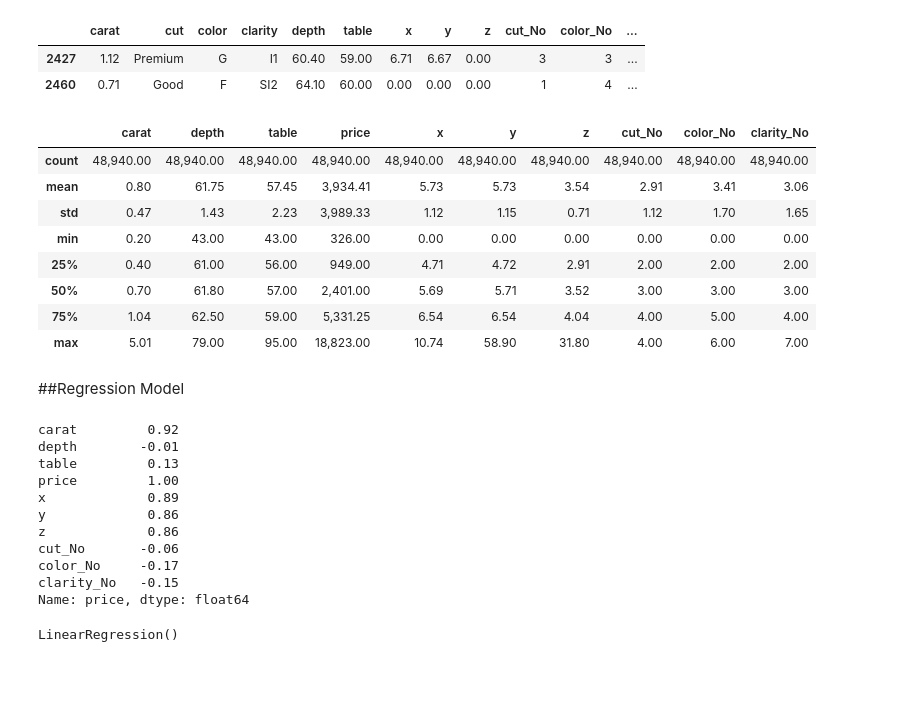
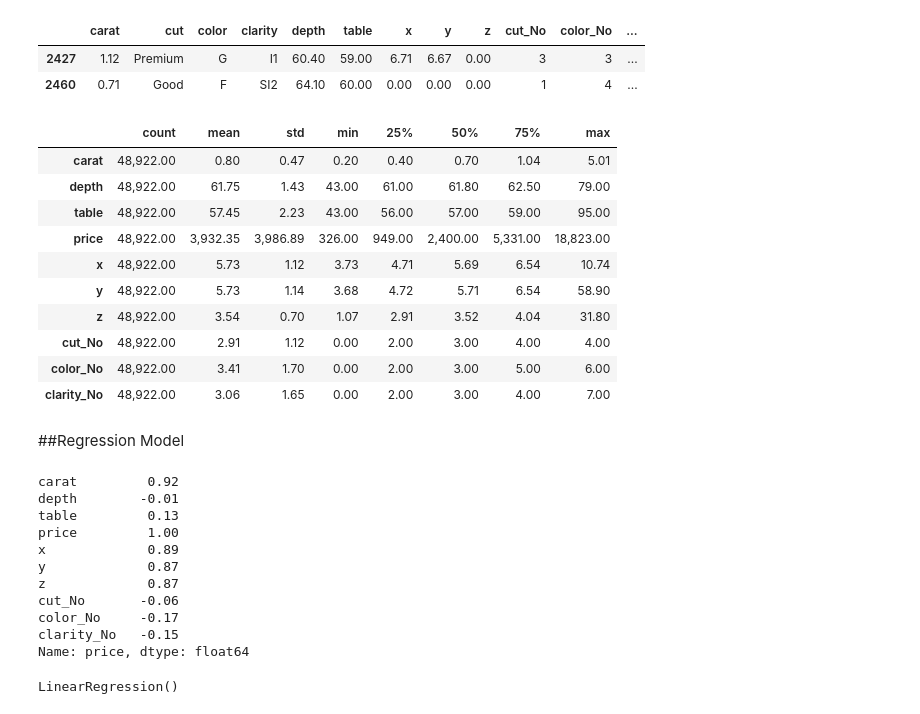
Before and after one commit to lenagrumbach/diamond_price_prediction, a Jupyter notebook: projeto_regressao_linear.ipynb, the cells around one changed output. Cells and saved outputs as stored; diff of their text form; code cells hidden in the pictures; blank space fills up the shorter version.

```diff
--- a/projeto_regressao_linear.ipynb
+++ b/projeto_regressao_linear.ipynb
@@ -155,2 +169,2 @@ mask = ((df_diamonds['x']==0) | (df_diamonds['y']==0) | (df_diamonds['z']==0))
 # %%
-df_diamonds.loc[mask]
+df_diamonds = df_diamonds.loc[~mask]
@@ -181,17 +177,19 @@ df_rick_diamonds.loc[mask_rick]
 | 2427 | 1.12 | Premium | G | I1 | 60.40 | 59.00 | 6.71 | 6.67 | 0.00 | 3 | 3 | ... |
 | 2460 | 0.71 | Good | F | SI2 | 64.10 | 60.00 | 0.00 | 0.00 | 0.00 | 1 | 4 | ... |
 # %%
-df_diamonds.describe()
+df_diamonds.describe().T
 # %% [output]
-|  | carat | depth | table | price | x | y | z | cut_No | color_No | clarity_No |
-| count | 48,940.00 | 48,940.00 | 48,940.00 | 48,940.00 | 48,940.00 | 48,940.00 | 48,940.00 | 48,940.00 | 48,940.00 | 48,940.00 |
-| mean | 0.80 | 61.75 | 57.45 | 3,934.41 | 5.73 | 5.73 | 3.54 | 2.91 | 3.41 | 3.06 |
-| std | 0.47 | 1.43 | 2.23 | 3,989.33 | 1.12 | 1.15 | 0.71 | 1.12 | 1.70 | 1.65 |
-| min | 0.20 | 43.00 | 43.00 | 326.00 | 0.00 | 0.00 | 0.00 | 0.00 | 0.00 | 0.00 |
-| 25% | 0.40 | 61.00 | 56.00 | 949.00 | 4.71 | 4.72 | 2.91 | 2.00 | 2.00 | 2.00 |
-| 50% | 0.70 | 61.80 | 57.00 | 2,401.00 | 5.69 | 5.71 | 3.52 | 3.00 | 3.00 | 3.00 |
-| 75% | 1.04 | 62.50 | 59.00 | 5,331.25 | 6.54 | 6.54 | 4.04 | 4.00 | 5.00 | 4.00 |
-| max | 5.01 | 79.00 | 95.00 | 18,823.00 | 10.74 | 58.90 | 31.80 | 4.00 | 6.00 | 7.00 |
+|  | count | mean | std | min | 25% | 50% | 75% | max |
+| carat | 48,922.00 | 0.80 | 0.47 | 0.20 | 0.40 | 0.70 | 1.04 | 5.01 |
+| depth | 48,922.00 | 61.75 | 1.43 | 43.00 | 61.00 | 61.80 | 62.50 | 79.00 |
+| table | 48,922.00 | 57.45 | 2.23 | 43.00 | 56.00 | 57.00 | 59.00 | 95.00 |
+| price | 48,922.00 | 3,932.35 | 3,986.89 | 326.00 | 949.00 | 2,400.00 | 5,331.00 | 18,823.00 |
+| x | 48,922.00 | 5.73 | 1.12 | 3.73 | 4.71 | 5.69 | 6.54 | 10.74 |
+| y | 48,922.00 | 5.73 | 1.14 | 3.68 | 4.72 | 5.71 | 6.54 | 58.90 |
+| z | 48,922.00 | 3.54 | 0.70 | 1.07 | 2.91 | 3.52 | 4.04 | 31.80 |
+| cut_No | 48,922.00 | 2.91 | 1.12 | 0.00 | 2.00 | 3.00 | 4.00 | 4.00 |
+| color_No | 48,922.00 | 3.41 | 1.70 | 0.00 | 2.00 | 3.00 | 5.00 | 6.00 |
+| clarity_No | 48,922.00 | 3.06 | 1.65 | 0.00 | 2.00 | 3.00 | 4.00 | 7.00 |
 # %% [markdown]
 ##Regression Model
 # %%
@@ -202,8 +200,8 @@ depth        -0.01
 table         0.13
 price         1.00
 x             0.89
-y             0.86
-z             0.86
+y             0.87
+z             0.87
 cut_No       -0.06
 color_No     -0.17
 clarity_No   -0.15
```
Also changed, not shown: parts of 10 cells of this notebook.
